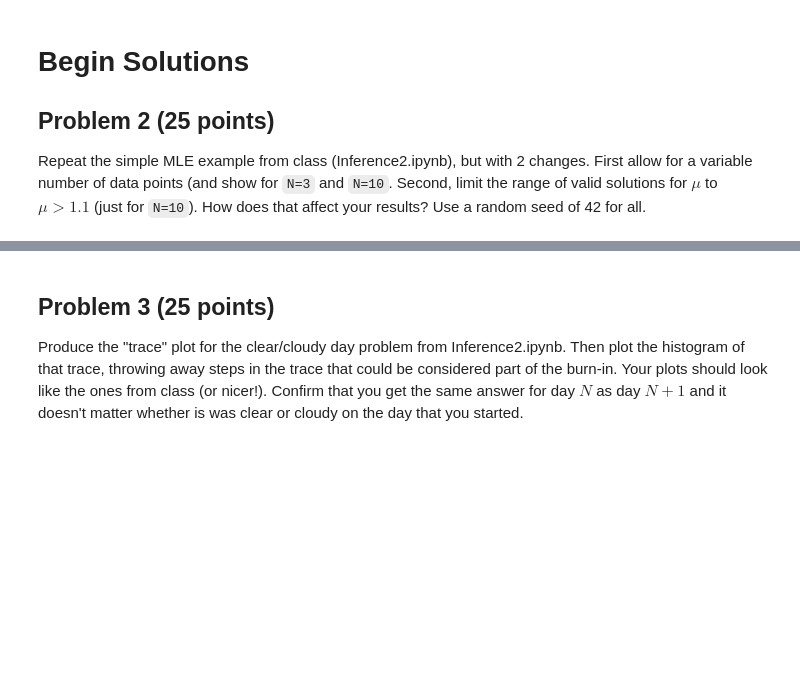
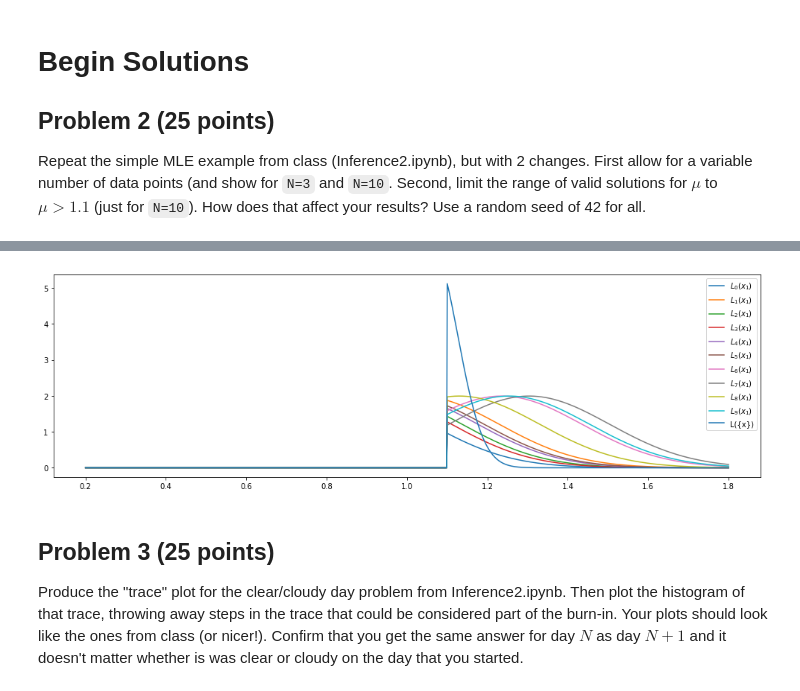
Before and after one commit to PHYST480/homeworks-pranphy, a Jupyter notebook: PHYST480-F18-HW2-PrakashGautam.ipynb, the cells around one changed output, grey strips where cells are left out. Cells and saved outputs as stored; diff of their text form; code cells hidden in the pictures; blank space fills up the shorter version.

```diff
--- a/PHYST480-F18-HW2-PrakashGautam.ipynb
+++ b/PHYST480-F18-HW2-PrakashGautam.ipynb
@@ -62,3 +63,7 @@ test_mle(N=10)
+# %%
+test_mle(N=10,blind=True,blind_min=1.1)
+# %% [output]
+[figure, added]
 # %% [markdown]
 ## Problem 3 (25 points)
 
```
Also changed, not shown: parts of 9 cells of this notebook.
